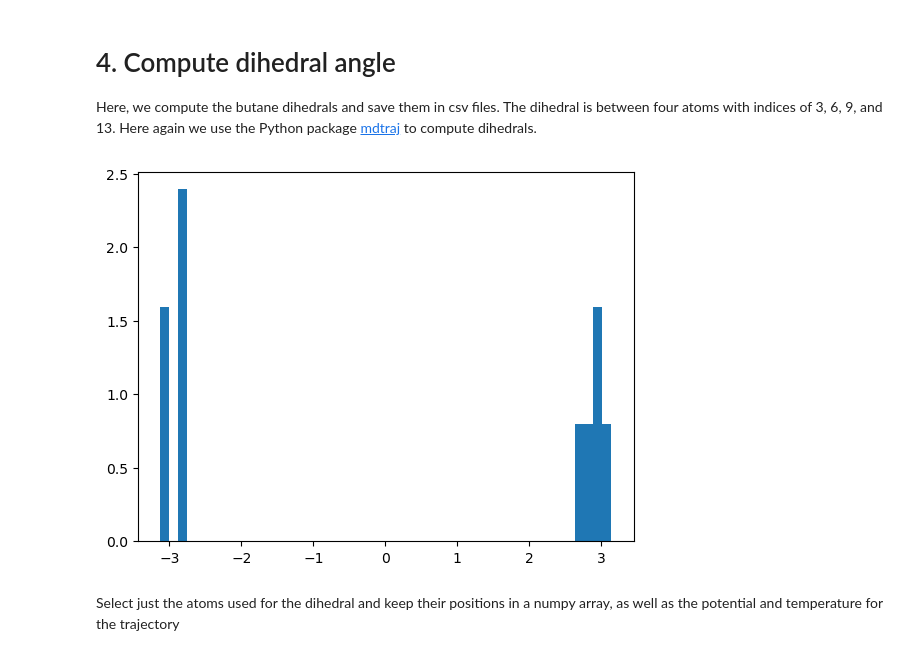
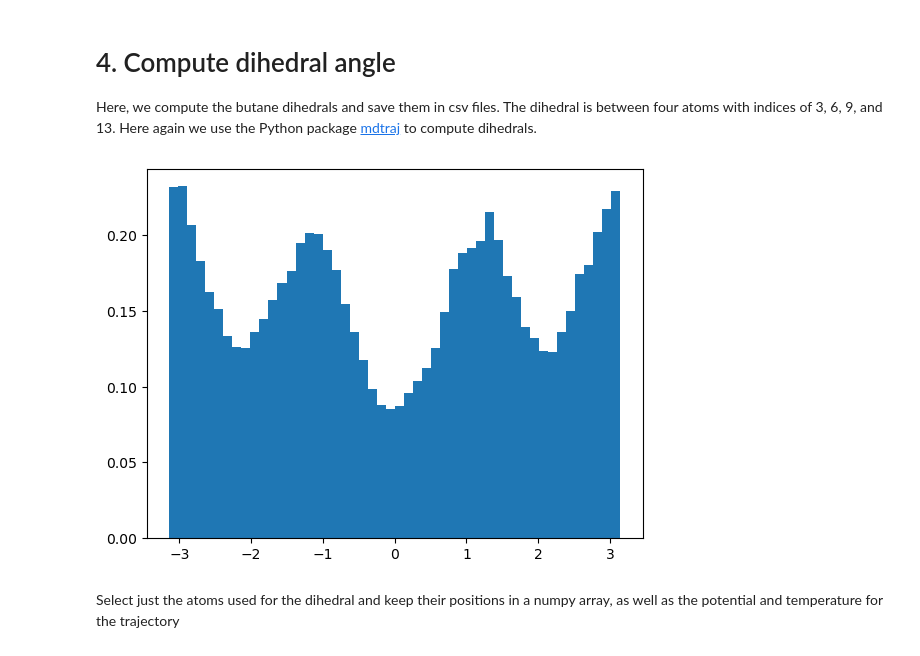
Before and after one commit to aevans1/butane, a Jupyter notebook: script/butane_openmm_metadynamics.ipynb, the cells around one changed output. Saved outputs shown, nothing was run; the diff lists cells and outputs as text; code cells hidden in the pictures.

Commit message:
create metadynamics data

```diff
--- a/script/butane_openmm_metadynamics.ipynb
+++ b/script/butane_openmm_metadynamics.ipynb
@@ -125,7 +135,7 @@ traj = mdtraj.load(my_dcd, top=topology)
 
 # RMSD-align trajectories to the a frame in the trajectory
 traj.superpose(traj)
-my_aligned_dcd = "../output/traj/traj_aligned_hightemp.dcd"
+my_aligned_dcd = "../output/traj/traj_aligned_metad.dcd"
 traj.save_dcd(my_aligned_dcd)
 
 topology = mdtraj.load_psf("../data/butane.psf")
@@ -138,11 +160,11 @@ save them in csv files. The dihedral is between four atoms with indices of 3, 6,
 Here again we use the Python package [mdtraj](https://mdtraj.org/) to compute dihedrals.
 # %%
 theta = mdtraj.compute_dihedrals(aligned_traj, [[3, 6, 9, 13]])
-np.savetxt(f"../output/dihedral/dihedral.csv", theta, fmt = "%.5f", delimiter = ",")
+np.savetxt(f"../output/dihedral/dihedral_metad.csv", theta, fmt = "%.5f", delimiter = ",")
 
-dihedrals = np.loadtxt( f"../output/dihedral/dihedral.csv", delimiter = ",")
+dihedrals = np.loadtxt( f"../output/dihedral/dihedral_metad.csv", delimiter = ",")
 _ = plt.hist(dihedrals, bins=50, density=True)
 # %% [output]
-[figure, old version]
+[figure, new version]
 # %% [markdown]
 Select just the atoms used for the dihedral and keep their positions in a numpy array, as well as the potential and temperature for the trajectory
```
Also changed, not shown: parts of 6 cells of this notebook, 3 other files.
